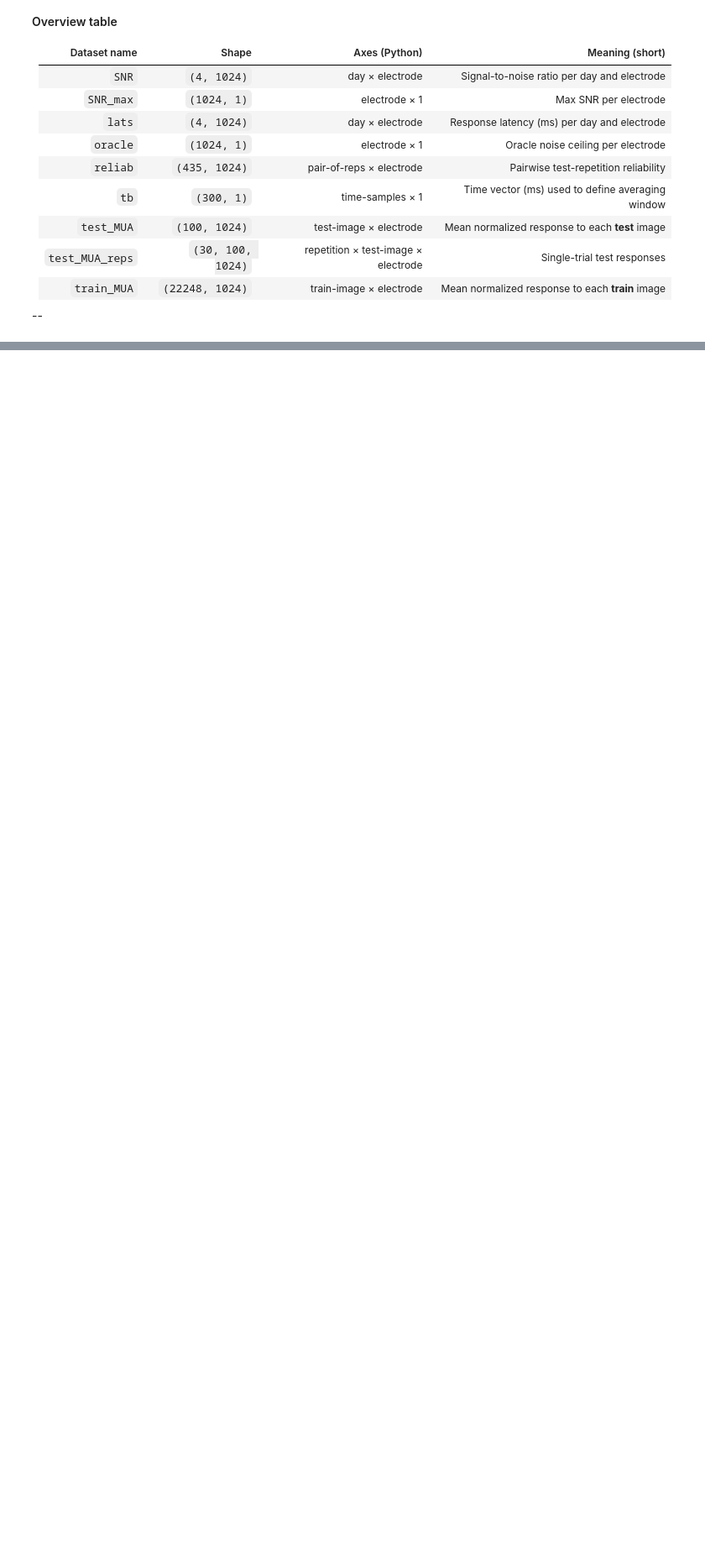
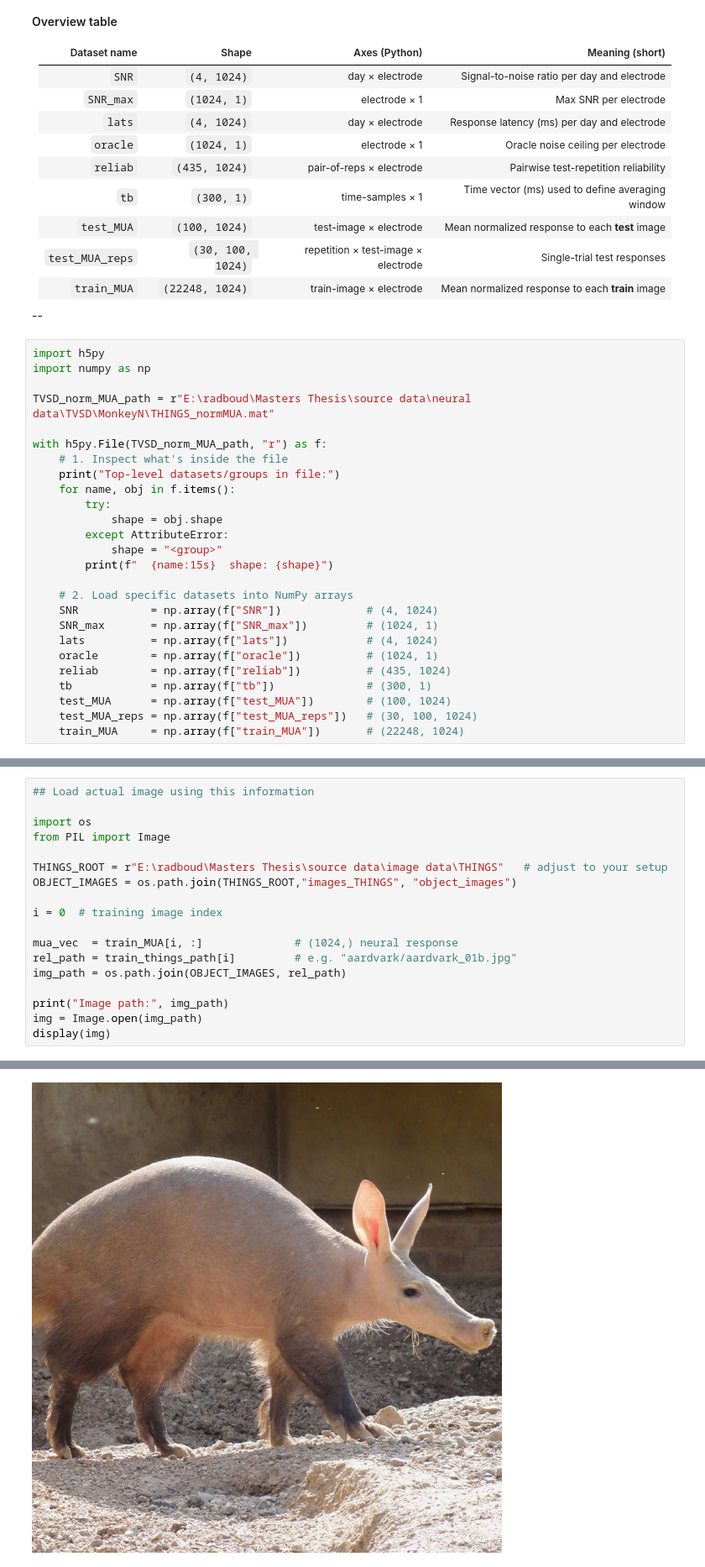
Before and after one commit to rvodila/SlavsForSight, a Jupyter notebook: code/exploration/data_inspect.ipynb, the cells around one changed output, grey strips where cells are left out. Shown at 84% size. Drawn from its saved outputs; the diff is of its cells as text; blank space fills up the shorter version.

```diff
--- a/code/exploration/data_inspect.ipynb
+++ b/code/exploration/data_inspect.ipynb
@@ -104,3 +89,29 @@ each column to **electrodes** (1024 total). :contentReference[oaicite:0]{index=0
 | `train_MUA`       | `(22248, 1024)`   | train-image × electrode                    | Mean normalized response to each **train** image  |
 
 --
+# %%
+import h5py
+import numpy as np
+
+TVSD_norm_MUA_path = r"E:\radboud\Masters Thesis\source data\neural data\TVSD\MonkeyN\THINGS_normMUA.mat"
+
+with h5py.File(TVSD_norm_MUA_path, "r") as f:
+    # 1. Inspect what's inside the file
+    print("Top-level datasets/groups in file:")
+    for name, obj in f.items():
+        try:
+            shape = obj.shape
+        except AttributeError:
+            shape = "<group>"
+        print(f"  {name:15s}  shape: {shape}")
+
+    # 2. Load specific datasets into NumPy arrays
+    SNR           = np.array(f["SNR"])             # (4, 1024)
+    SNR_max       = np.array(f["SNR_max"])         # (1024, 1)
+    lats          = np.array(f["lats"])            # (4, 1024)
+    oracle        = np.array(f["oracle"])          # (1024, 1)
+    reliab        = np.array(f["reliab"])          # (435, 1024)
+    tb            = np.array(f["tb"])              # (300, 1)
+    test_MUA      = np.array(f["test_MUA"])        # (100, 1024)
+    test_MUA_reps = np.array(f["test_MUA_reps"])   # (30, 100, 1024)
+    train_MUA     = np.array(f["train_MUA"])       # (22248, 1024)
@@ -106,0 +354,19 @@ each column to **electrodes** (1024 total). :contentReference[oaicite:0]{index=0
+# %%
+## Load actual image using this information
+
+import os
+from PIL import Image
+
+THINGS_ROOT = r"E:\radboud\Masters Thesis\source data\image data\THINGS"   # adjust to your setup
+OBJECT_IMAGES = os.path.join(THINGS_ROOT,"images_THINGS", "object_images")
+
+i = 0  # training image index
+
+mua_vec  = train_MUA[i, :]              # (1024,) neural response
+rel_path = train_things_path[i]         # e.g. "aardvark/aardvark_01b.jpg"
+img_path = os.path.join(OBJECT_IMAGES, rel_path)
+
+print("Image path:", img_path)
+img = Image.open(img_path)
+display(img)
+# %% [output]
@@ -106,0 +374 @@ each column to **electrodes** (1024 total). :contentReference[oaicite:0]{index=0
+[figure, added]
```
Also changed, not shown: parts of 12 cells of this notebook, 38 other files.
